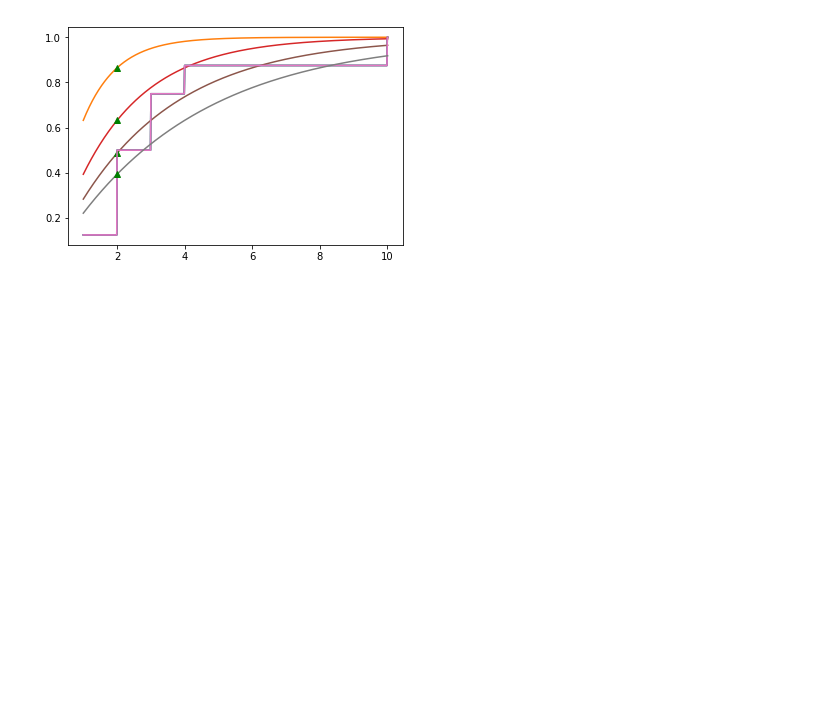
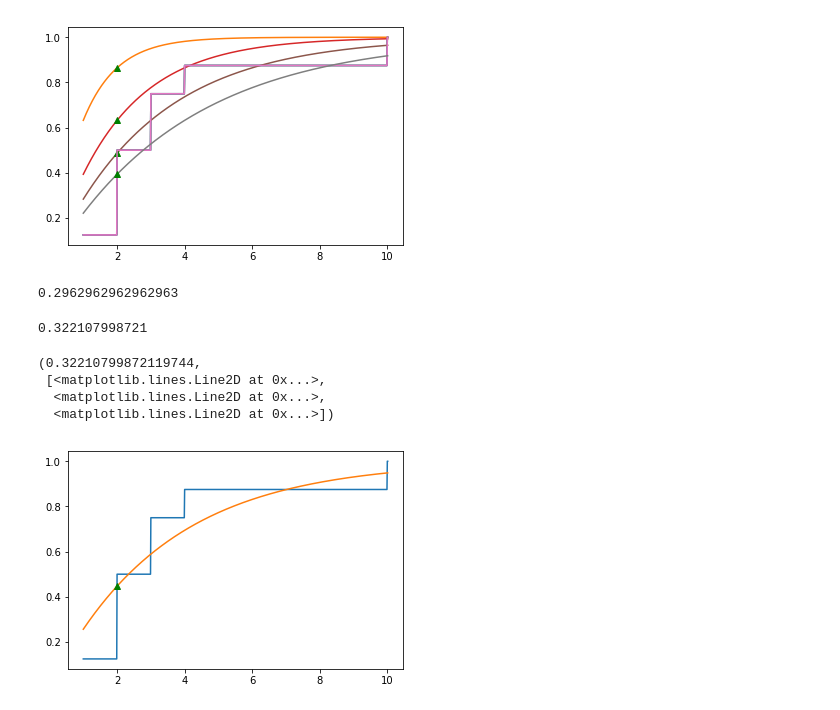
Before and after one commit to Viridianalr/Estadistica-III-2019, a Jupyter notebook: Código python/Pruebas de Bondad de Ajuste.ipynb, the cells around one changed output. Drawn from its saved outputs; the diff is of its cells as text; code cells hidden in the pictures; blank space fills up the shorter version.

```diff
--- a/Código python/Pruebas de Bondad de Ajuste.ipynb
+++ b/Código python/Pruebas de Bondad de Ajuste.ipynb
@@ -45,3 +45,18 @@ for F in Funciones:
 0.361582880967
 0.268469340287
 [figure]
+# %%
+theta = 1/np.mean(X)
+# %%
+theta
+# %% [output]
+0.2962962962962963
+# %%
+KS(X,lambda x: 1-m.exp(-x*theta))
+# %% [output]
+0.322107998721
+(0.32210799872119744,
+ [<matplotlib.lines.Line2D at 0x...>,
+  <matplotlib.lines.Line2D at 0x...>,
+  <matplotlib.lines.Line2D at 0x...>])
+[figure, added]
```
Also changed, not shown: parts of 1 cell of this notebook, 2 other files.
